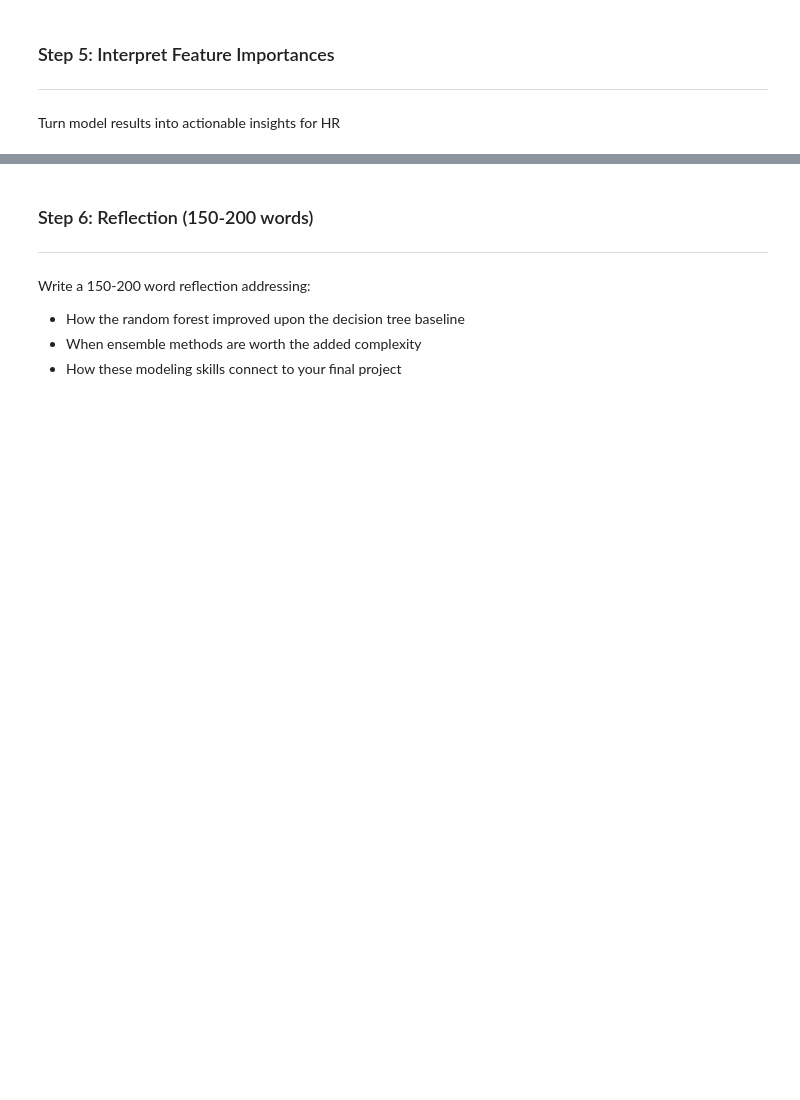
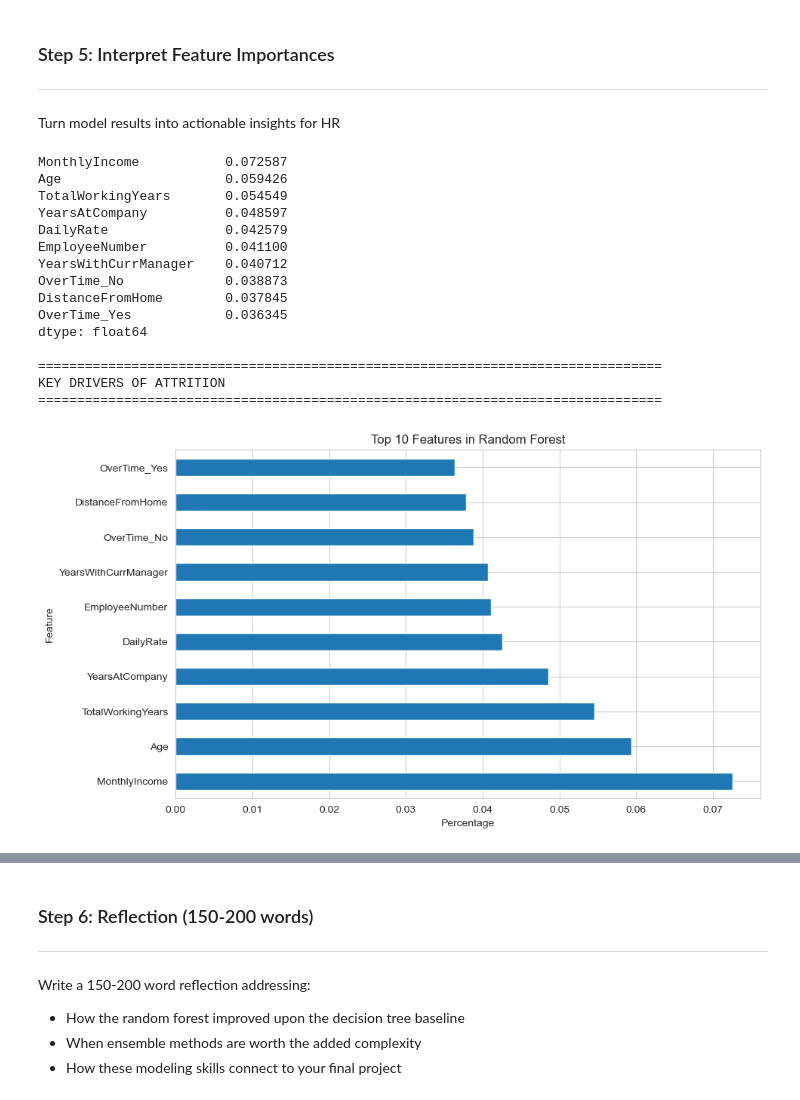
Before and after one commit to tflanagan04/Flanagan-Assignment1-DSMII, a Jupyter notebook: starter_notebook.ipynb, the cells around one changed output, grey strips where cells are left out. Saved outputs shown, nothing was run; the diff lists cells and outputs as text; code cells hidden in the pictures; blank space fills up the shorter version.

```diff
--- a/starter_notebook.ipynb
+++ b/starter_notebook.ipynb
@@ -121,24 +171,32 @@ Build a baseline decision tree for comparison
 # %%
 # Split data into training and test sets
 # TODO: Use train_test_split with test_size=0.2, random_state=42, stratify=y
-X_train, X_test, y_train, y_test = None, None, None, None  # Replace with train_test_split()
+X_train, X_test, y_train, y_test = train_test_split(
+    X, y, test_size = .2, random_state = 42, stratify = y
+)
+
+if 'ID' in X.columns:
+    X = X.drop('ID', axis=1)
 
 # Train a decision tree classifier
 # TODO: Initialize DecisionTreeClassifier(random_state=42)
-dt_model = None  # Replace with DecisionTreeClassifier
+dt_model = DecisionTreeClassifier(
+    random_state = 42,
+    class_weight = 'balanced'
+)
 
 # TODO: Fit the model on training data
-
+dt_model.fit(X_train, y_train)
 
 # Make predictions on test set
 # TODO: Use dt_model.predict() on X_test
-dt_predictions = None  # Replace with predictions
+dt_predictions = dt_model.predict(X_test)  # Replace with predictions
 
 # Calculate evaluation metrics
 # TODO: Calculate accuracy, precision, and recall for the decision tree
-dt_accuracy = None  # Replace with accuracy_score()
-dt_precision = None  # Replace with precision_score()
-dt_recall = None  # Replace with recall_score()
+dt_accuracy = round(accuracy_score(y_test, dt_predictions), 4)  # Replace with accuracy_score()
+dt_precision = round(precision_score(y_test, dt_predictions), 4)  # Replace with precision_score()
+dt_recall = round(recall_score(y_test, dt_predictions), 4)  # Replace with recall_score()
 
 # Print results
 print("\n" + "="*80)
@@ -201,23 +298,46 @@ Turn model results into actionable insights for HR
 # %%
 # Extract feature importances
 # TODO: Get feature_importances_ from rf_model and create a pandas Series
 # with feature names as index
-feature_importances = None  # Replace with Series of importances
-
-# TODO: Sort feature importances in descending order
-
+feature_importances = pd.Series(
+    rf_model.feature_importances_,
+    index = X_train.columns
+).sort_values(ascending=False)
 
 # TODO: Get top 10 most important features
-top_10_features = None  # Replace with top 10
+top_10_features = feature_importances.head(10)
+print(top_10_features)
 
 # Visualize top 10 feature importances
 # TODO: Create a horizontal bar plot of the top 10 features
 # Use plt.barh() or top_10_features.plot(kind='barh')
+plt.figure(figsize=(10,6))
 
+top_10_features.plot(kind='barh')
+plt.xlabel('Percentage')
+plt.ylabel('Feature')
+plt.title('Top 10 Features in Random Forest')
 
 print("\n" + "="*80)
 print("KEY DRIVERS OF ATTRITION")
 print("="*80)
+# %% [output]
+MonthlyIncome           0.072587
+Age                     0.059426
+TotalWorkingYears       0.054549
+YearsAtCompany          0.048597
+DailyRate               0.042579
+EmployeeNumber          0.041100
+YearsWithCurrManager    0.040712
+OverTime_No             0.038873
+DistanceFromHome        0.037845
+OverTime_Yes            0.036345
+dtype: float64
+
+================================================================================
+KEY DRIVERS OF ATTRITION
+================================================================================
+[figure, added]
 # %% [markdown]
 #### Key Drivers of Attrition
 Write 3-5 bullet points explaining what the top factors reveal. Include at least one actionable takeaway for HR
```
Also changed, not shown: parts of 7 cells of this notebook.
